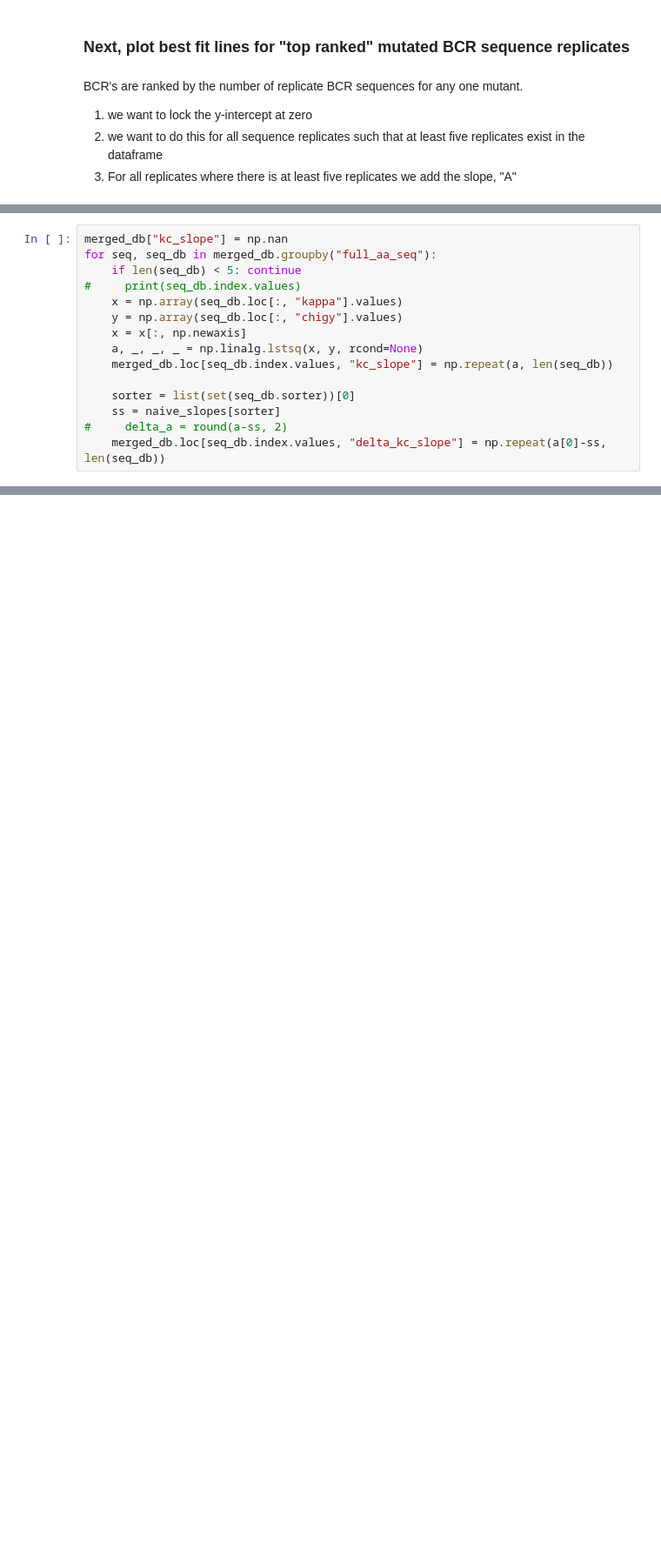
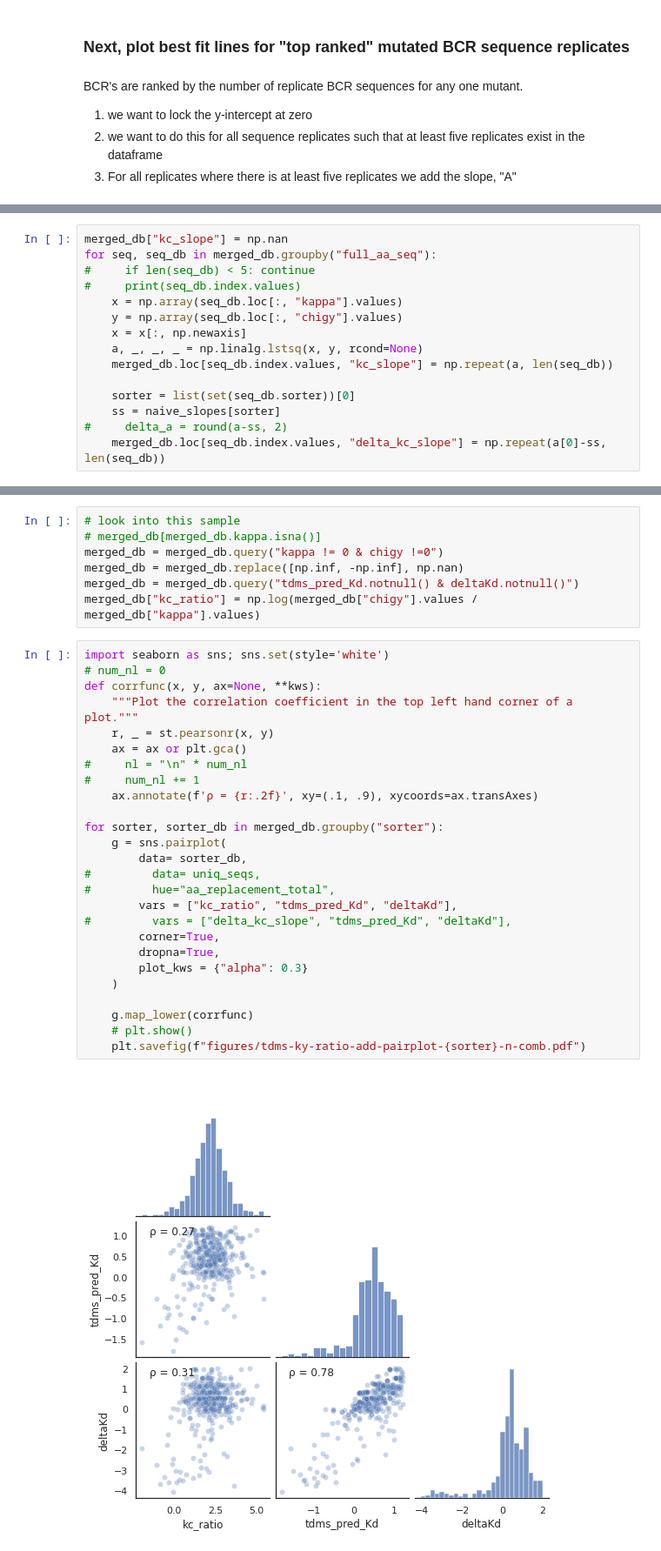
Before and after one commit to jbloomlab/Ab-CGGnaive_DMS, a Jupyter notebook: replay/GC-Index-sorting.ipynb, the cells around one changed output, grey strips where cells are left out. Shown at 87% size. Cells and saved outputs as stored; diff of their text form; blank space fills up the shorter version.

```diff
--- a/replay/GC-Index-sorting.ipynb
+++ b/replay/GC-Index-sorting.ipynb
@@ -373,7 +371,7 @@ min_seq_reps = 3
 # %%
 merged_db["kc_slope"] = np.nan
 for seq, seq_db in merged_db.groupby("full_aa_seq"):
-    if len(seq_db) < 5: continue
+#     if len(seq_db) < 5: continue
 #     print(seq_db.index.values)
     x = np.array(seq_db.loc[:, "kappa"].values)
     y = np.array(seq_db.loc[:, "chigy"].values)
@@ -604,0 +599,35 @@ plt.savefig("figures/tdms-ky-ratio-add-pairplot.pdf")
+# %%
+# look into this sample
+# merged_db[merged_db.kappa.isna()]
+merged_db = merged_db.query("kappa != 0 & chigy !=0")
+merged_db = merged_db.replace([np.inf, -np.inf], np.nan)
+merged_db = merged_db.query("tdms_pred_Kd.notnull() & deltaKd.notnull()")
+merged_db["kc_ratio"] = np.log(merged_db["chigy"].values / merged_db["kappa"].values)
+# %%
+import seaborn as sns; sns.set(style='white')
+# num_nl = 0
+def corrfunc(x, y, ax=None, **kws):
+    """Plot the correlation coefficient in the top left hand corner of a plot."""
+    r, _ = st.pearsonr(x, y)
+    ax = ax or plt.gca()
+#     nl = "\n" * num_nl
+#     num_nl += 1
+    ax.annotate(f'ρ = {r:.2f}', xy=(.1, .9), xycoords=ax.transAxes)
+
+for sorter, sorter_db in merged_db.groupby("sorter"):
+    g = sns.pairplot(
+        data= sorter_db,
+#         data= uniq_seqs,
+#         hue="aa_replacement_total",
+        vars = ["kc_ratio", "tdms_pred_Kd", "deltaKd"],
+#         vars = ["delta_kc_slope", "tdms_pred_Kd", "deltaKd"],
+        corner=True,
+        dropna=True,
+        plot_kws = {"alpha": 0.3}
+    )
+
+    g.map_lower(corrfunc)
+    # plt.show()
+    plt.savefig(f"figures/tdms-ky-ratio-add-pairplot-{sorter}-n-comb.pdf")
+# %% [output]
+[figure, added]
```
Also changed, not shown: parts of 48 cells of this notebook, 3 other files.
